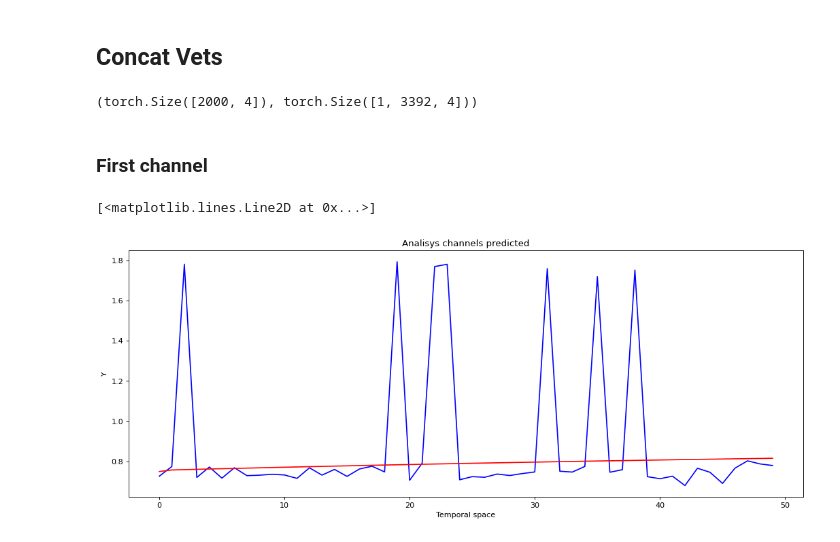
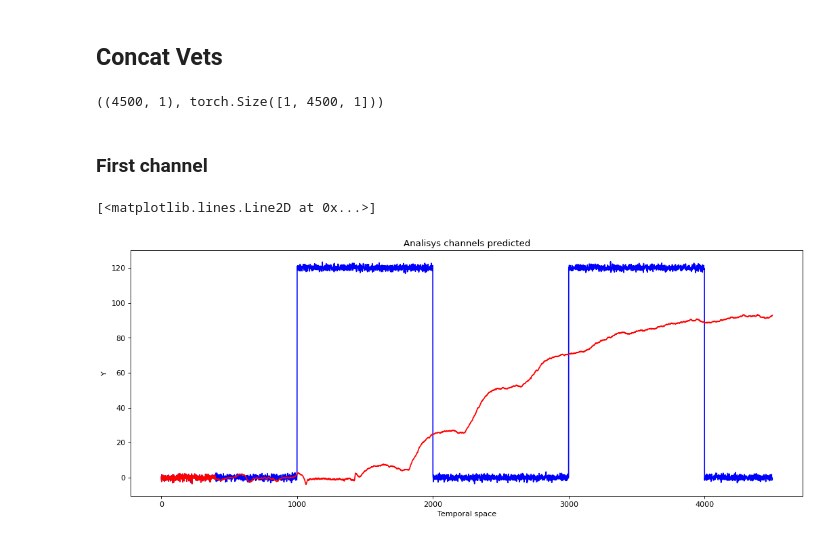
Before and after one commit to oliveiraMats2/Predictive_Maintenance_free_dataset, a Jupyter notebook: notebooks/visualize_predicted_LSTM_CONV.ipynb, the cells around one changed output. Saved outputs shown, nothing was run; the diff lists cells and outputs as text; code cells hidden in the pictures.

```diff
--- a/notebooks/visualize_predicted_LSTM_CONV.ipynb
+++ b/notebooks/visualize_predicted_LSTM_CONV.ipynb
@@ -11,9 +11,9 @@ limiter = 2000
 
 ABS_PATH = '/mnt/arquivos_linux/wile_C/Predictive_Maintenance_free_dataset'
 
-test_dataset = DatasetSinteticUnsupervisedLSTM(dir_data=f'{ABS_PATH}/Datasets/sintetic_data/test_compressor_data.h5',
-                                           context=400,
-                                           stride=1)
+test_dataset = DatasetSinteticUnsupervisedLSTM(dir_data=f'{ABS_PATH}/Datasets/sintetic_data/train_compressor_data.h5',
+                                       context=400,
+                                       stride=1)
 
 test_loader = torch.utils.data.DataLoader(
                 test_dataset, batch_size=1, shuffle=False
@@ -51,40 +51,44 @@ tensor([0.7494, 0.7571, 0.7587,  ..., 0.8929, 0.8929, 0.8929])
 # %% [markdown]
 ## Concat Vets
 # %%
-x_true, _ = test_loader.dataset[0]
+# x_true, _ = test_loader.dataset[0]
 
-get_n_elements = 5
+# get_n_elements = len(test_loader.dataset)
 
-for i in range(1, get_n_elements):
+# for i in range(1, get_n_elements):
 
-    x_second, _ = test_loader.dataset[i]
+#     x_second, _ = test_loader.dataset[i]
 
-    x_true = torch.concat((x_true, x_second), dim=0)
+#     x_true = torch.concat((x_true, x_second), dim=0)
+
+x_true = test_dataset.data
 
 x_true.shape, vet_predict.shape
 # %% [output]
-(torch.Size([2000, 4]), torch.Size([1, 3392, 4]))
+((4500, 1), torch.Size([1, 4500, 1]))
 # %% [markdown]
 ### First channel
 # %%
 import matplotlib.pyplot as plt
 from matplotlib.pyplot import figure
 
 figure(figsize=(16, 6), dpi=80)
 init_limiter = 400
-limiter = 400 + 50
+limiter = 400 + 500
 
 #plt.plot(data_normal_train[:limiter,0])
 
 #fig, axs = plt.subplots(1, 2, figsize=(15, 15))
 
 feature_channel = 0
 plt.xlabel('Temporal space')
 plt.ylabel('Y')
 plt.title("Analisys channels predicted")
-plt.plot(x_true[init_limiter:limiter, feature_channel], color='blue', label='sinal Real')
-plt.plot(vet_predict[0][init_limiter:limiter, feature_channel], color='r', label='sinal previsto')
+# plt.plot(x_true[init_limiter:limiter, feature_channel], color='blue', label='sinal Real')
+# plt.plot(vet_predict[0][init_limiter:limiter, feature_channel], color='r', label='sinal previsto')
+plt.plot(x_true, color='blue', label='sinal Real')
+plt.plot(vet_predict[0], color='r', label='sinal previsto')
 # %% [output]
 [<matplotlib.lines.Line2D at 0x...>]
-[figure, old version]
+[figure, new version]
 # %%
```
Also changed, not shown: parts of 5 cells of this notebook, 6 other files.
